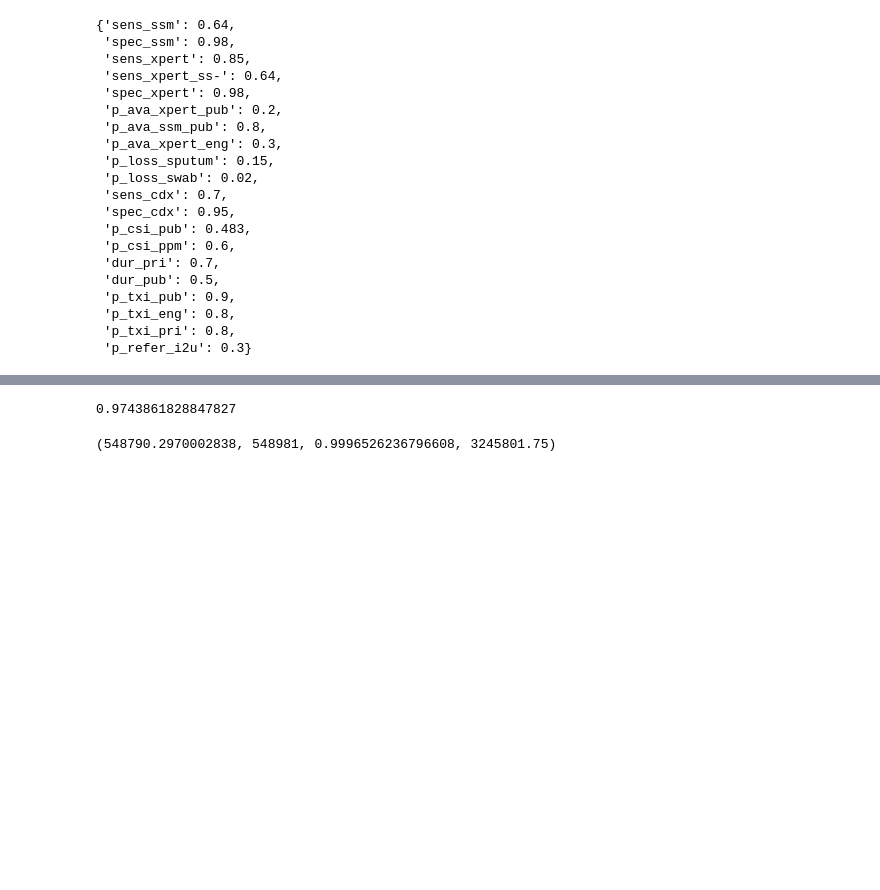
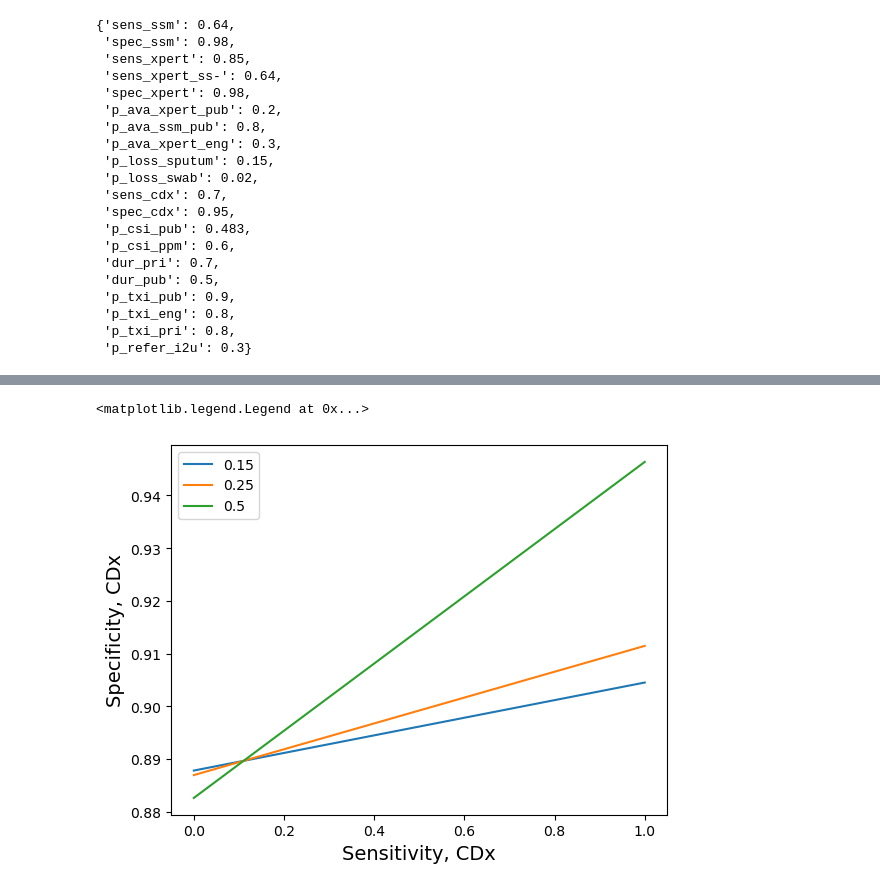
Before and after one commit to TimeWz667/IndTB_dx, a Jupyter notebook: notebooks/Test_system.ipynb, the cells around one changed output, grey strips where cells are left out. Cells and saved outputs as stored; diff of their text form; code cells hidden in the pictures; blank space fills up the shorter version.

```diff
--- a/notebooks/Test_system.ipynb
+++ b/notebooks/Test_system.ipynb
@@ -54,6 +83,3 @@ def find_p(sens, spec, n, x):
     p = x / n - (1 - spec)
     p /= (sens - (1 - spec))
     return p
-# %%
-p_tb = find_p(pars_dx['sens_ssm'], pars_dx['spec_ssm'], dat_itr['Presumptive']['SSM'], dat_itr['Notification']['Test_SSM'])
-p_tb
@@ -62,9 +85,0 @@ p_tb
-# %%
-sens_xpert, spec_xpert = pars_dx['sens_xpert'], pars_dx['spec_xpert']
-
-n_xpert = dat_itr['Presumptive']['CBNAAT'] + dat_itr['Presumptive']['Truenat']
-x_xpert = n_xpert * p_tb
-x_xpert_sn = dat_itr['Notification']['Test_Xpert'] - x_xpert
-
-sens2, spec2 = 0.85, 0.98
-find_p(sens2, spec2, n2, x2)
@@ -83,18 +85,0 @@ tp1, fp1 = 13914911 * p1 * 0.64, 13914911 * (1 - p1) * 0.02
-# %%
-tp1 * sens2 / (tp1 * sens2 + fp1 * (1 - spec2))
-# %% [output]
-0.9743861828847827
-# %%
-sens2, spec2 = 0.95, 0.98
-
-p1 = find_p(0.64, 0.98, 13914911, 513050)
-tp1, fp1 = 13914911 * p1 * 0.64, 13914911 * (1 - p1) * 0.02
-
-k = 1.705
-n3 = n2 - (tp1 + fp1) * k
-
-tp22, fp22 = (n3 * p1 + tp1 * k) * sens2, (n3 * (1 - p1) + fp1 * k) * (1 - spec2)
-x22 = tp22 + fp22
-x22, x2, x22 / x2, n3
-# %% [output]
-(548790.2970002838, 548981, 0.9996526236796608, 3245801.75)
@@ -100,0 +178,14 @@ x22, x2, x22 / x2, n3
+# %%
+sc1 = calc_cdx(dat_itr, pars_dx, p_loss_sputum=0.15)
+sc2 = calc_cdx(dat_itr, pars_dx, p_loss_sputum=0.25)
+sc3 = calc_cdx(dat_itr, pars_dx, p_loss_sputum=0.5)
+# %%
+for sc in [sc1, sc2, sc3]:
+    ds = sc['AccCDx_AfterBac']
+    plt.plot(ds.Sens, ds.Spec, label = sc['p_loss_sputum'])
+plt.xlabel('Sensitivity, CDx', fontsize=14)
+plt.ylabel('Specificity, CDx', fontsize=14)
+plt.legend()
+# %% [output]
+<matplotlib.legend.Legend at 0x...>
+[figure, added]
```
Also changed, not shown: parts of 22 cells of this notebook, 21 other files.
